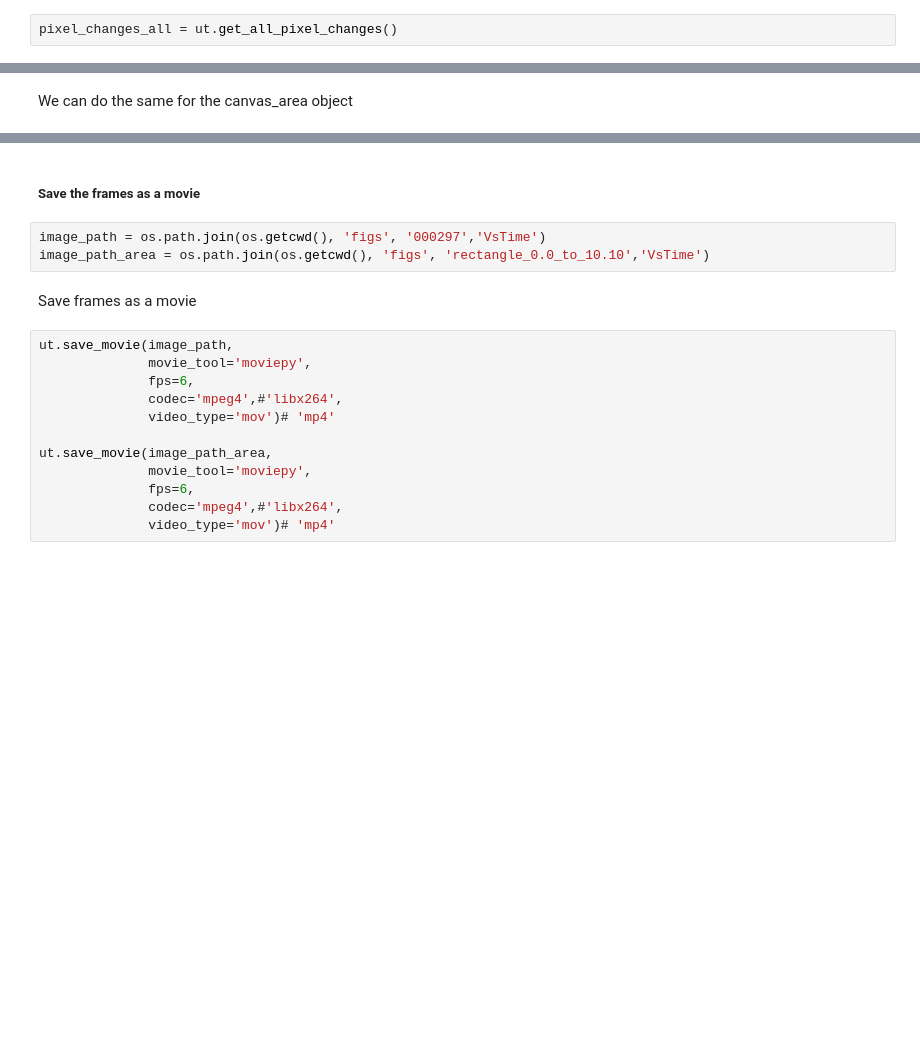
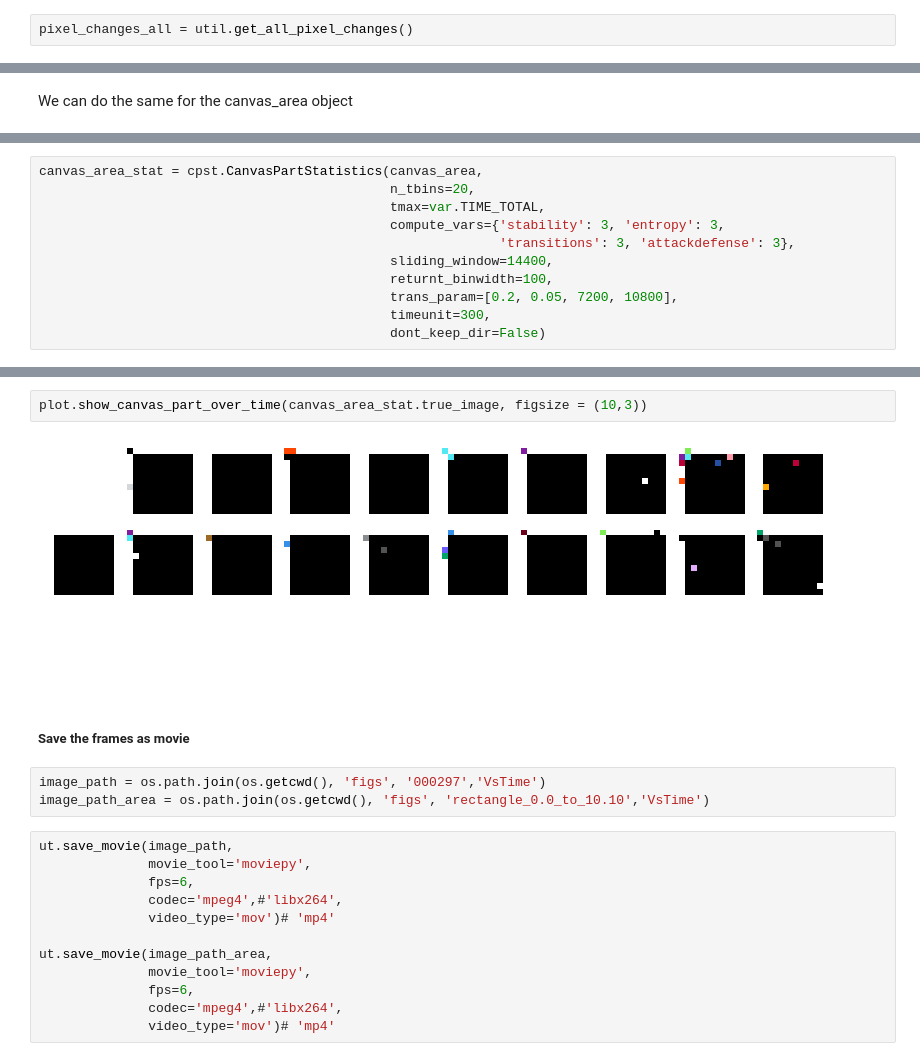
Before and after one commit to AnnieStephenson/r-place-emergence, a Jupyter notebook: tutorial.ipynb, the cells around one changed output, grey strips where cells are left out. Saved outputs shown, nothing was run; the diff lists cells and outputs as text; blank space fills up the shorter version.

```diff
--- a/tutorial.ipynb
+++ b/tutorial.ipynb
@@ -31,7 +31,7 @@ atlas_id_index = '000297'
 
 Next, we load all the pixel change data from the npz file. This npz file is a condensed, time-sorted version of the 79 data files provided by reddit from the 2022 r/place experiment. The get_all_pixel_changes() function loads this data and places it into an array with 6 columns
 # %%
-pixel_changes_all = ut.get_all_pixel_changes()
+pixel_changes_all = util.get_all_pixel_changes()
 # %% [markdown]
 Print the columns of the pixel_changes_all array for reference
 # %%
@@ -194,0 +183,11 @@ time_inds_list_area) = cv.save_part_over_time(canvas_area,
+# %%
+canvas_area_stat = cpst.CanvasPartStatistics(canvas_area,
+                                             n_tbins=20,
+                                             tmax=var.TIME_TOTAL,
+                                             compute_vars={'stability': 3, 'entropy': 3,
+                                                           'transitions': 3, 'attackdefense': 3},
+                                             sliding_window=14400,
+                                             returnt_binwidth=100,
+                                             trans_param=[0.2, 0.05, 7200, 10800],
+                                             timeunit=300,
+                                             dont_keep_dir=False)
@@ -195,10 +207,12 @@ time_inds_list_area) = cv.save_part_over_time(canvas_area,
+# %%
+plot.show_canvas_part_over_time(canvas_area_stat.true_image, figsize = (10,3))
+# %% [output]
+[figure, added]
 # %% [markdown]
-##### Save the frames as a movie
+##### Save the frames as  movie
 # %%
 image_path = os.path.join(os.getcwd(), 'figs', '000297','VsTime')
 image_path_area = os.path.join(os.getcwd(), 'figs', 'rectangle_0.0_to_10.10','VsTime')
-# %% [markdown]
-Save frames as a movie
 # %%
 ut.save_movie(image_path,
               movie_tool='moviepy',
```
Also changed, not shown: parts of 40 cells of this notebook, 3 other files.
